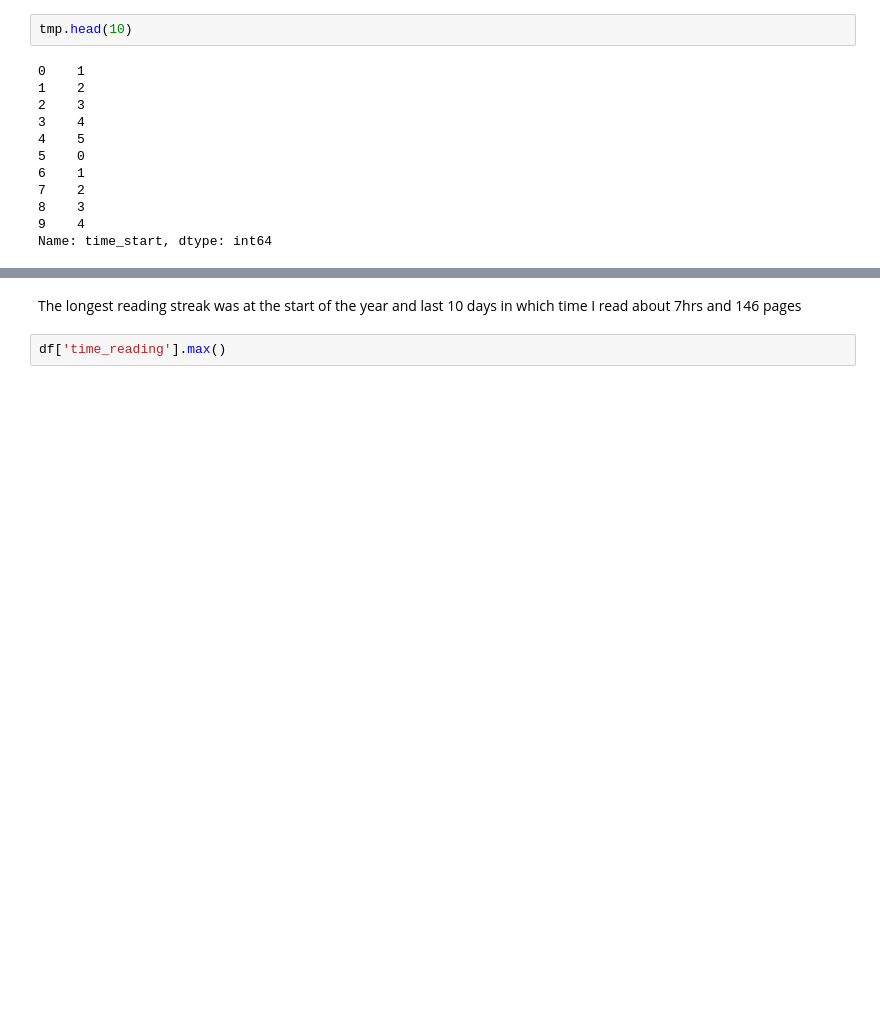
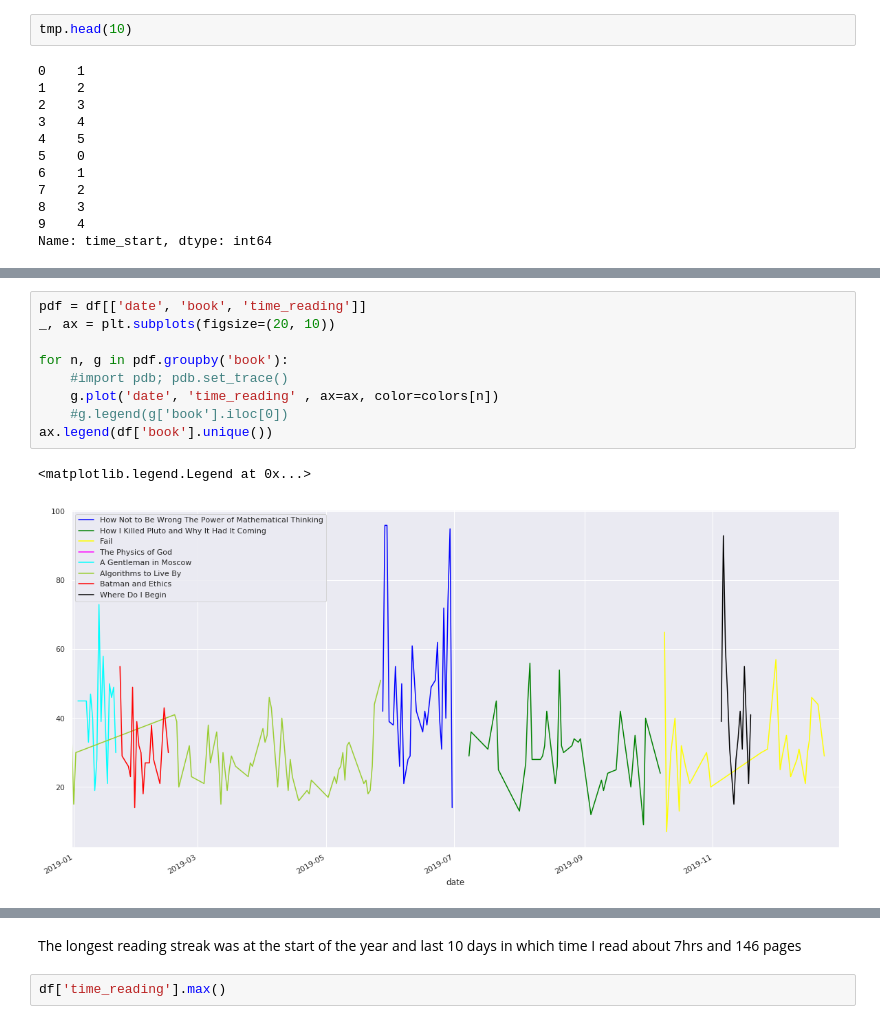
Before and after one commit to ksooklall/medium, a Jupyter notebook: Reading_and_Data_Science.ipynb, the cells around one changed output, grey strips where cells are left out. Saved outputs shown, nothing was run; the diff lists cells and outputs as text; blank space fills up the shorter version.

```diff
--- a/Reading_and_Data_Science.ipynb
+++ b/Reading_and_Data_Science.ipynb
@@ -219,0 +244,12 @@ df.set_index('date')['time_reading'].fillna(0).plot(figsize=(20, 10), colors=col
+# %%
+pdf = df[['date', 'book', 'time_reading']]
+_, ax = plt.subplots(figsize=(20, 10))
+
+for n, g in pdf.groupby('book'):
+    #import pdb; pdb.set_trace()
+    g.plot('date', 'time_reading' , ax=ax, color=colors[n])
+    #g.legend(g['book'].iloc[0])
+ax.legend(df['book'].unique())
+# %% [output]
+<matplotlib.legend.Legend at 0x...>
+[figure, added]
```
Also changed, not shown: parts of 7 cells of this notebook.
